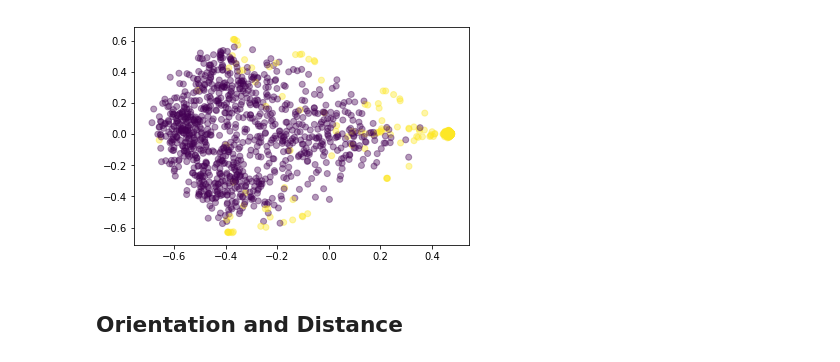
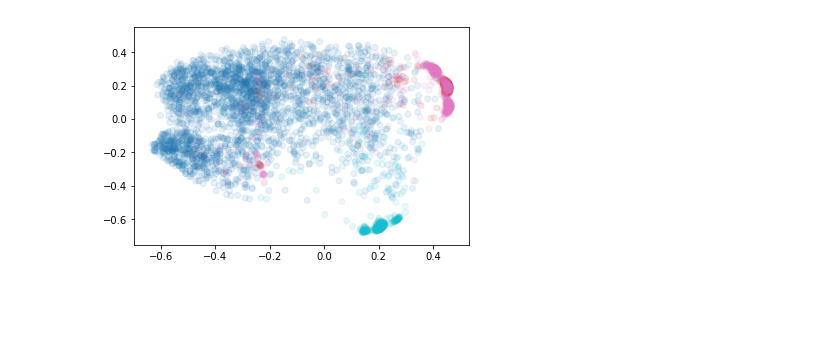
Before and after one commit to malramsay64/MLCrystals, a Jupyter notebook: notebooks/02_Features.ipynb, the cells around one changed output. Saved outputs shown, nothing was run; the diff lists cells and outputs as text; code cells hidden in the pictures; blank space fills up the shorter version.

```diff
--- a/notebooks/02_Features.ipynb
+++ b/notebooks/02_Features.ipynb
@@ -49,9 +231,6 @@ plt.scatter(X_r[:, 0], X_r[:, 1], alpha=.4, c=y);
 # %%
 kpca = KernelPCA(n_components=2, kernel='rbf')
-X_r = kpca.fit_transform(X)
+X_rd = kpca.fit_transform(X_od)
+plt.scatter(X_rd[:, 0], X_rd[:, 1], alpha=.1, c=y, cmap='tab10');
+# %% [output]
+[figure, added]
-# %%
-plt.scatter(X_r[:, 0], X_r[:, 1], alpha=.4, c=y);
-# %% [output]
-[figure, removed]
-# %% [markdown]
-## Orientation and Distance
```
Also changed, not shown: parts of 34 cells of this notebook, 2 other files.
